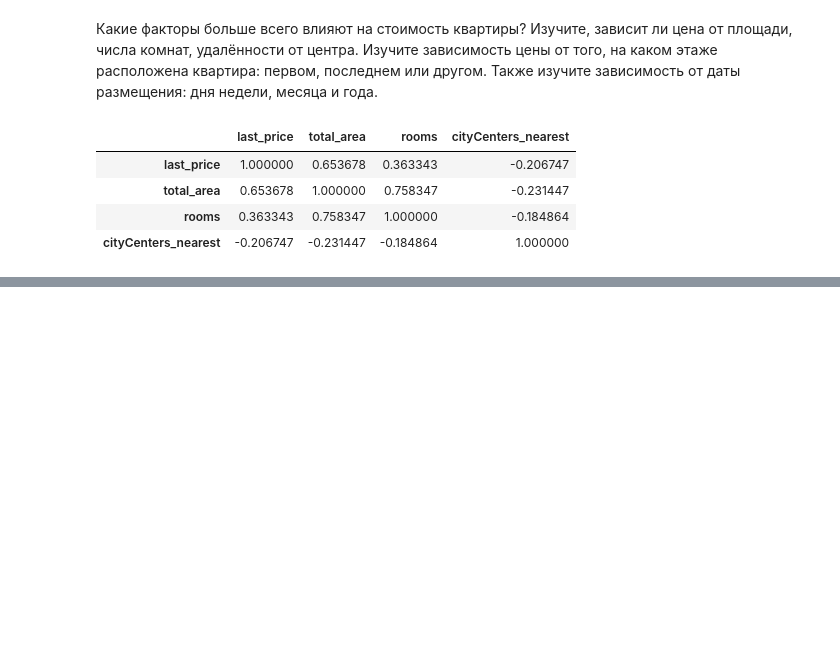
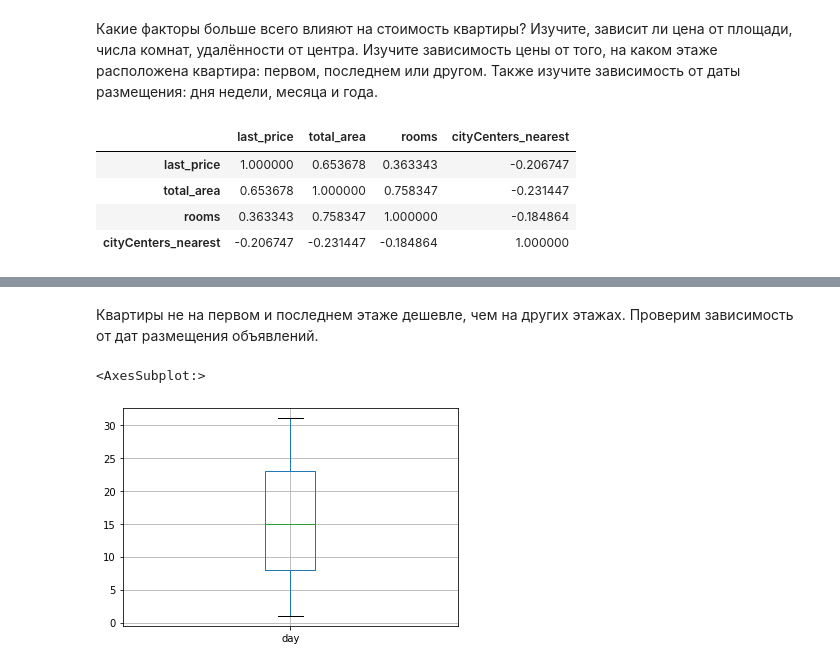
Before and after one commit to versus666jzx/practicum_ds, a Jupyter notebook: market_value_of_real_estate_research/notebooks/market_price.ipynb, the cells around one changed output, grey strips where cells are left out. Drawn from its saved outputs; the diff is of its cells as text; code cells hidden in the pictures; blank space fills up the shorter version.

```diff
--- a/market_value_of_real_estate_research/notebooks/market_price.ipynb
+++ b/market_value_of_real_estate_research/notebooks/market_price.ipynb
@@ -531,0 +526,8 @@ for column in ['floor_name', 'rooms', 'day', 'month', 'year']:
+# %% [markdown]
+Квартиры не на первом и последнем этаже дешевле, чем на других этажах.
+Проверим зависимость от дат размещения объявлений.
+# %%
+display(data.boxplot(column='day'))
+# %% [output]
+<AxesSubplot:>
+[figure, added]
```
Also changed, not shown: parts of 10 cells of this notebook, 1 other file.
